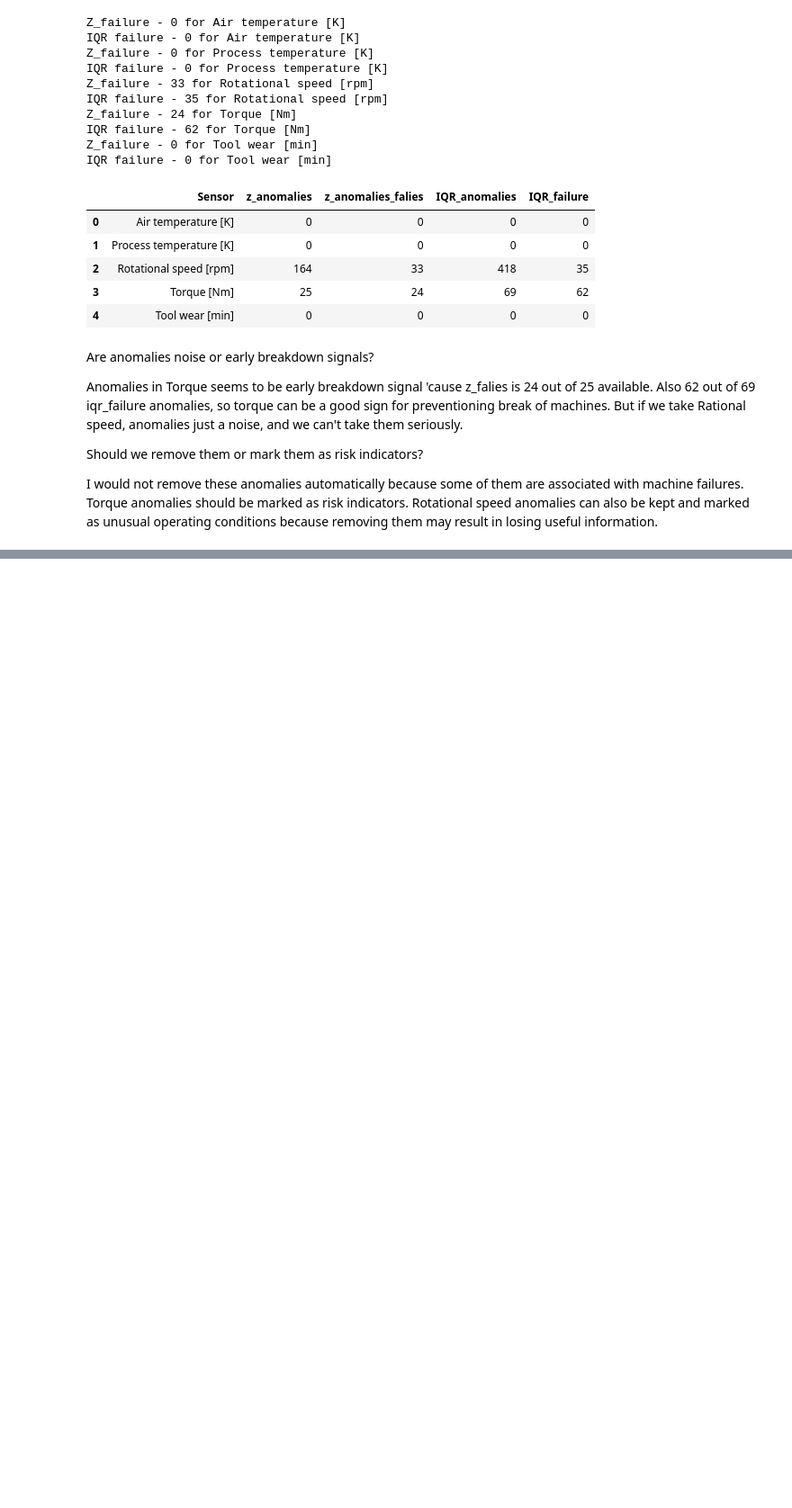
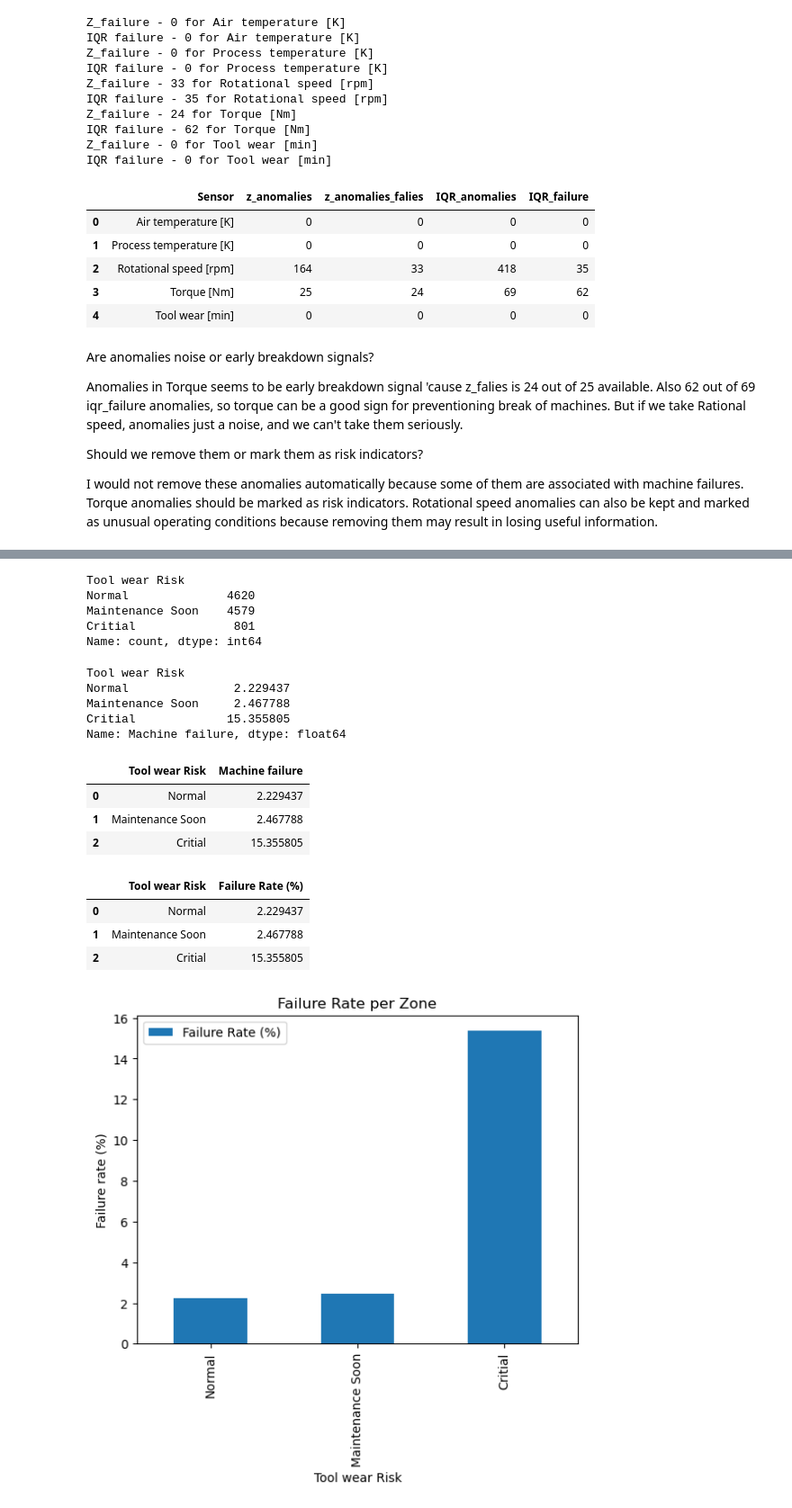
Before and after one commit to muenjmtst/ml_course_uni, a Jupyter notebook: p2/practice_2.ipynb, the cells around one changed output, grey strips where cells are left out. Shown at 90% size. Saved outputs shown, nothing was run; the diff lists cells and outputs as text; code cells hidden in the pictures; blank space fills up the shorter version.

```diff
--- a/p2/practice_2.ipynb
+++ b/p2/practice_2.ipynb
@@ -418,0 +431,42 @@ I would not remove these anomalies automatically because some of them are associ
+# %%
+dat['Tool wear Risk'] = pd.cut(dat['Tool wear [min]'], bins = [0, 100, 200, np.inf], labels = ['Normal','Maintenance Soon','Critial'], right=False)
+dat['Tool wear Risk'].value_counts()
+# %% [output]
+Tool wear Risk
+Normal              4620
+Maintenance Soon    4579
+Critial              801
+Name: count, dtype: int64
+# %%
+failure_rate_risk_per_zone = dat.groupby('Tool wear Risk')['Machine failure'].mean() * 100
+print(failure_rate_risk_per_zone)
+# %% [output]
+Tool wear Risk
+Normal               2.229437
+Maintenance Soon     2.467788
+Critial             15.355805
+Name: Machine failure, dtype: float64
+# %%
+table_failure_rate_risk = failure_rate_risk_per_zone.reset_index()
+table_failure_rate_risk
+# %% [output]
+|  | Tool wear Risk | Machine failure |
+| 0 | Normal | 2.229437 |
+| 1 | Maintenance Soon | 2.467788 |
+| 2 | Critial | 15.355805 |
+# %%
+table_failure_rate_risk.columns = ['Tool wear Risk', 'Failure Rate (%)']
+table_failure_rate_risk
+# %% [output]
+|  | Tool wear Risk | Failure Rate (%) |
+| 0 | Normal | 2.229437 |
+| 1 | Maintenance Soon | 2.467788 |
+| 2 | Critial | 15.355805 |
+# %%
+table_failure_rate_risk.plot.bar(x='Tool wear Risk', y='Failure Rate (%)')
+plt.title('Failure Rate per Zone')
+plt.xlabel('Tool wear Risk')
+plt.ylabel('Failure rate (%)')
+plt.show()
+# %% [output]
+[figure, added]
```
Also changed, not shown: parts of 11 cells of this notebook.
